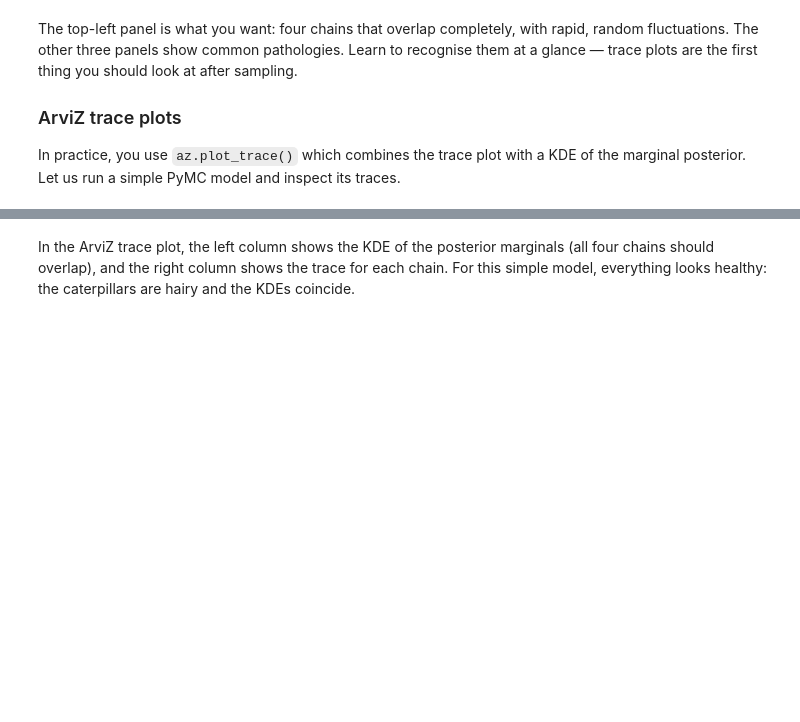
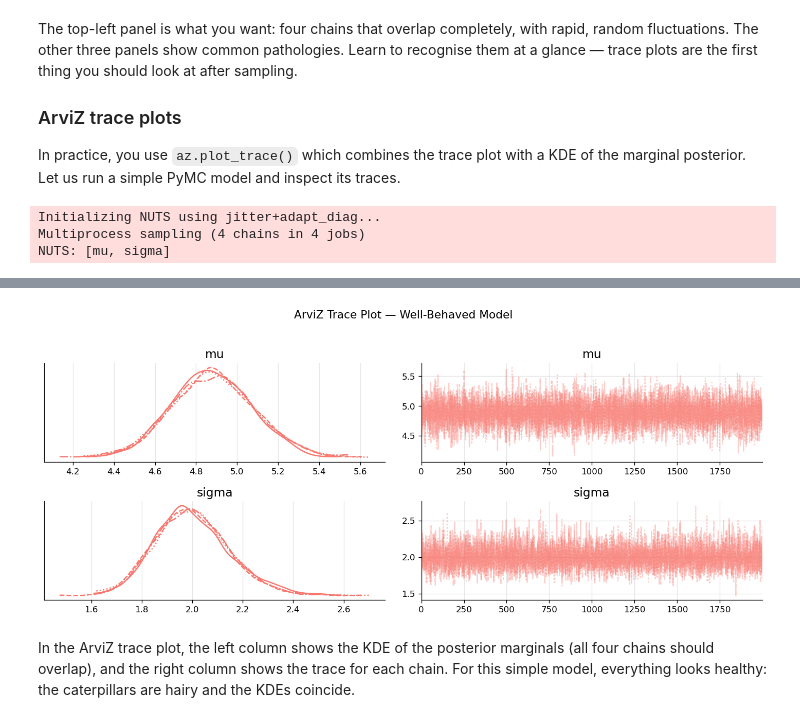
Before and after one commit to alextimmer/applied-and-mathematical-statistics, a Jupyter notebook: notebooks/07_bayesian_inference/05_mcmc_diagnostics.ipynb, the cells around one changed output, grey strips where cells are left out. Cells and saved outputs as stored; diff of their text form; code cells hidden in the pictures; blank space fills up the shorter version.

```diff
--- a/notebooks/07_bayesian_inference/05_mcmc_diagnostics.ipynb
+++ b/notebooks/07_bayesian_inference/05_mcmc_diagnostics.ipynb
@@ -211,7 +223,9 @@ if pm is not None:
         mu = pm.Normal("mu", mu=0, sigma=10)
         sigma = pm.HalfNormal("sigma", sigma=5)
         likelihood = pm.Normal("obs", mu=mu, sigma=sigma, observed=observed_data)
-        trace_good = pm.sample(2000, chains=4, random_seed=42, return_inferencedata=True)
+        trace_good = pm.sample(
+            2000, chains=4, random_seed=42, return_inferencedata=True
+        )
 
     az.plot_trace(trace_good, figsize=(12, 5))
     plt.suptitle("ArviZ Trace Plot — Well-Behaved Model", fontsize=13, y=1.02)
@@ -219,3 +233,7 @@ if pm is not None:
     plt.show()
 else:
     print("PyMC not available — skipping.")
+# %% [output]
+Initializing NUTS using jitter+adapt_diag...
+Multiprocess sampling (4 chains in 4 jobs)
+NUTS: [mu, sigma]
@@ -222,3 +243,4 @@ else:
+[figure, added]
 # %% [markdown]
 In the ArviZ trace plot, the left column shows the KDE of the posterior marginals (all four chains should overlap), and the right column shows the trace for each chain. For this simple model, everything looks healthy: the caterpillars are hairy and the KDEs coincide.
 # %% [markdown]
```
Also changed, not shown: parts of 21 cells of this notebook.
